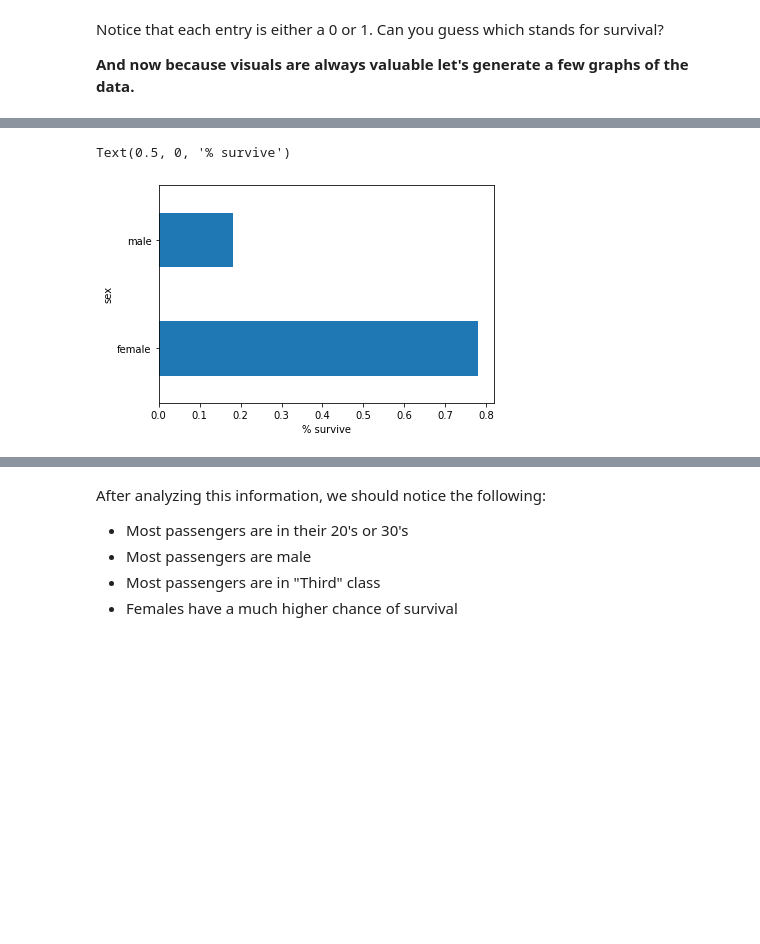
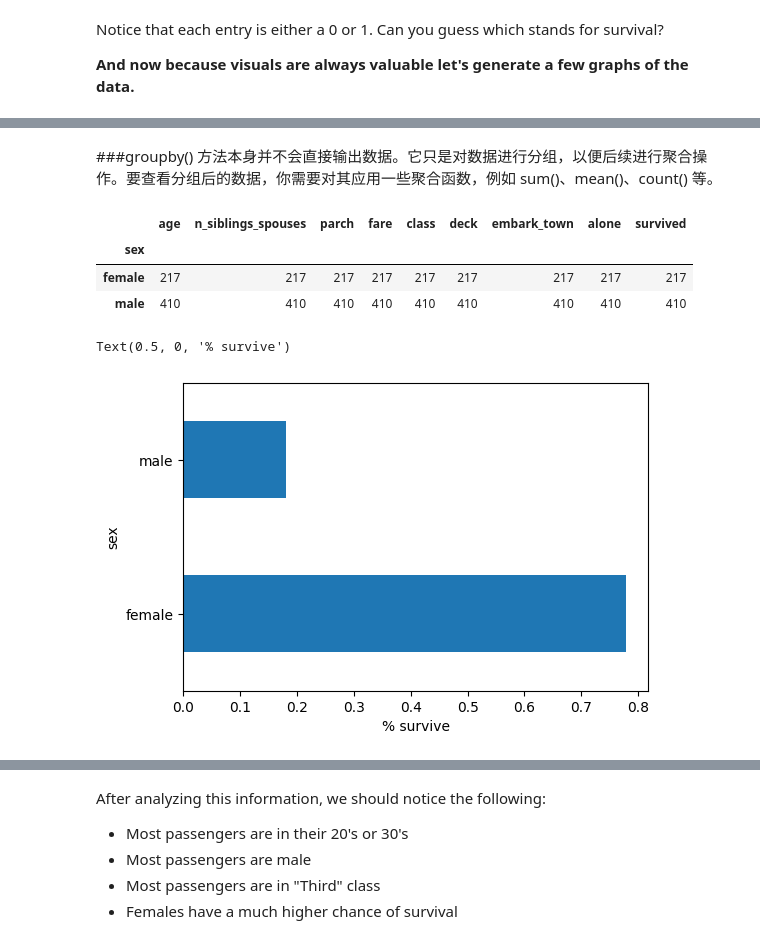
Before and after one commit to hemu2014/python-ML, a Jupyter notebook: 机器学习-算法/Core_Learning_Algorithms.ipynb, the cells around one changed output, grey strips where cells are left out. Saved outputs shown, nothing was run; the diff lists cells and outputs as text; code cells hidden in the pictures; blank space fills up the shorter version.

```diff
--- a/机器学习-算法/Core_Learning_Algorithms.ipynb
+++ b/机器学习-算法/Core_Learning_Algorithms.ipynb
@@ -274,5 +320,14 @@ dftrain['class'].value_counts().plot(kind='barh')
+# %% [markdown]
+###groupby() 方法本身并不会直接输出数据。它只是对数据进行分组，以便后续进行聚合操作。要查看分组后的数据，你需要对其应用一些聚合函数，例如 sum()、mean()、count() 等。
+# %%
+pd.concat([dftrain, y_train], axis=1).groupby('sex').count().head()
+# %% [output]
+|  | age | n_siblings_spouses | parch | fare | class | deck | embark_town | alone | survived |
+| sex |  |  |  |  |  |  |  |  |  |
+| female | 217 | 217 | 217 | 217 | 217 | 217 | 217 | 217 | 217 |
+| male | 410 | 410 | 410 | 410 | 410 | 410 | 410 | 410 | 410 |
 # %%
-pd.concat([dftrain, y_train], axis=1).groupby('sex').survived.mean().plot(kind='barh').set_xlabel('% survive')
+pd.concat([dftrain, y_train], axis=1).groupby('sex').survived.mean().plot(kind='barh', figsize=(6, 4)).set_xlabel('% survive')
 # %% [output]
 Text(0.5, 0, '% survive')
-[figure, old version]
+[figure, new version]
```
Also changed, not shown: parts of 12 cells of this notebook.
